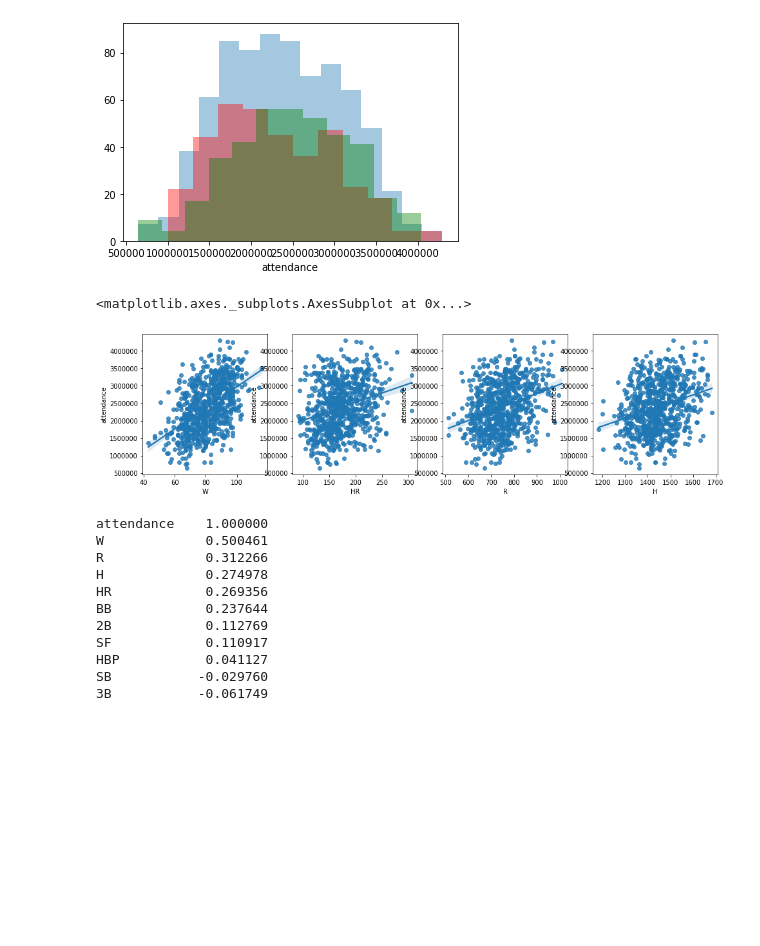
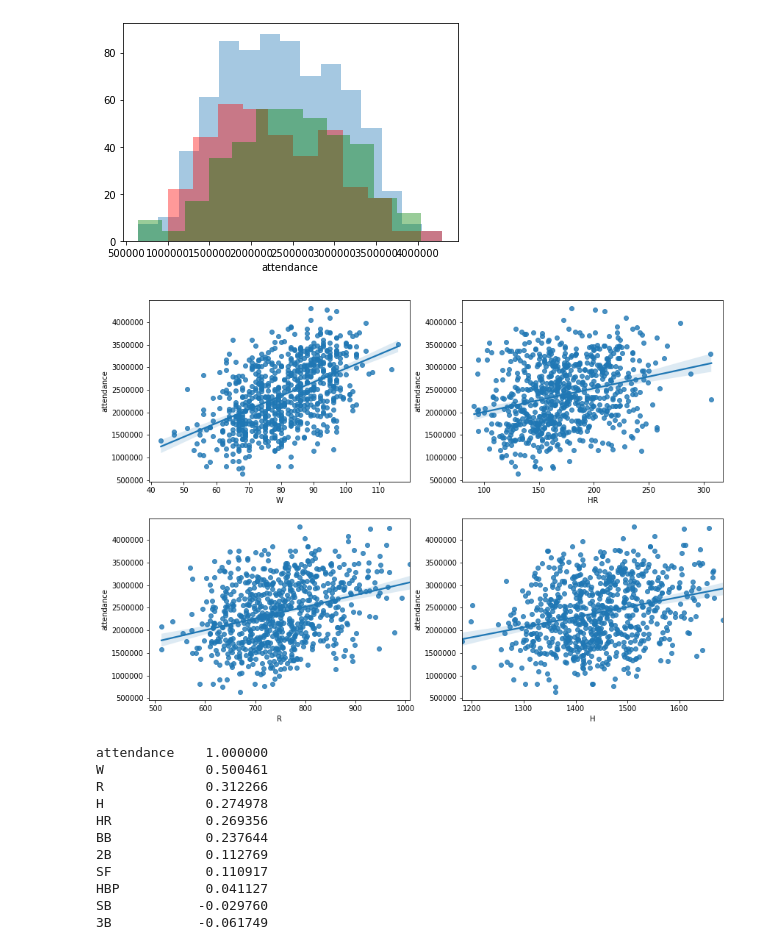
Before and after one commit to artificial-life9/Coursera_Capstone, a Jupyter notebook: Battle_of_Neighborhoods.ipynb, the cells around one changed output. Saved outputs shown, nothing was run; the diff lists cells and outputs as text; code cells hidden in the pictures; blank space fills up the shorter version.

```diff
--- a/Battle_of_Neighborhoods.ipynb
+++ b/Battle_of_Neighborhoods.ipynb
@@ -58,19 +59,19 @@ sns.distplot(team_df[team_df['lgID']=='NL']['attendance'], color='g', ax=ax1, kd
 <matplotlib.axes._subplots.AxesSubplot at 0x...>
 [figure]
 # %%
-rows, cols = 1, 4
-plt.figure(figsize=(16,4))
+rows, cols = 2, 2
+plt.figure(figsize=(14,10))
 plt.subplot(rows, cols, 1)
 sns.regplot(x='W', y='attendance', data=team_df, label='Wins')
 plt.subplot(rows, cols, 2)
 sns.regplot(x='HR', y='attendance', data=team_df)
 plt.subplot(rows, cols, 3)
 sns.regplot(x='R', y='attendance', data=team_df)
 plt.subplot(rows, cols, 4)
 sns.regplot(x='H', y='attendance', data=team_df)
+plt.savefig('scatter_linear_reg')
 # %% [output]
-<matplotlib.axes._subplots.AxesSubplot at 0x...>
-[figure, old version]
+[figure, new version]
 # %%
 team_df[['attendance', 'H', '2B', '3B', 'HR', 'BB', 'SO', 'SB', 'CS', 'HBP', 'SF', 'RA', 'ER', 'ERA', 'W', 'L', 'R', 'E']].corr()['attendance'].sort_values(ascending=False)
 # %% [output]
```
Also changed, not shown: parts of 9 cells of this notebook.
